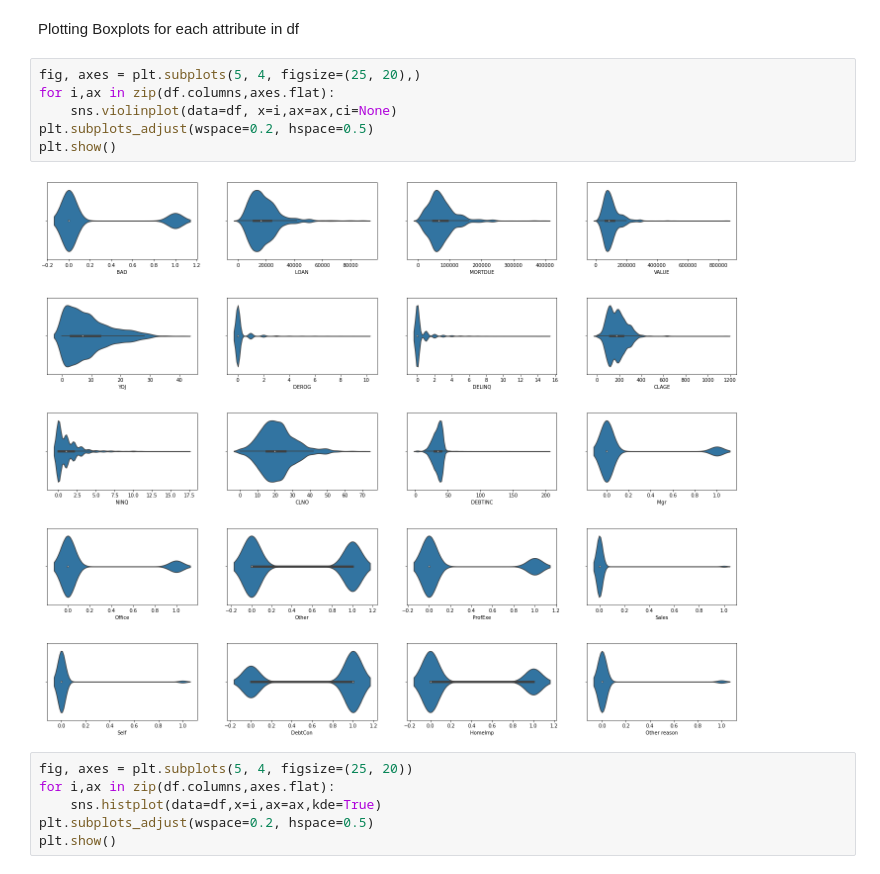
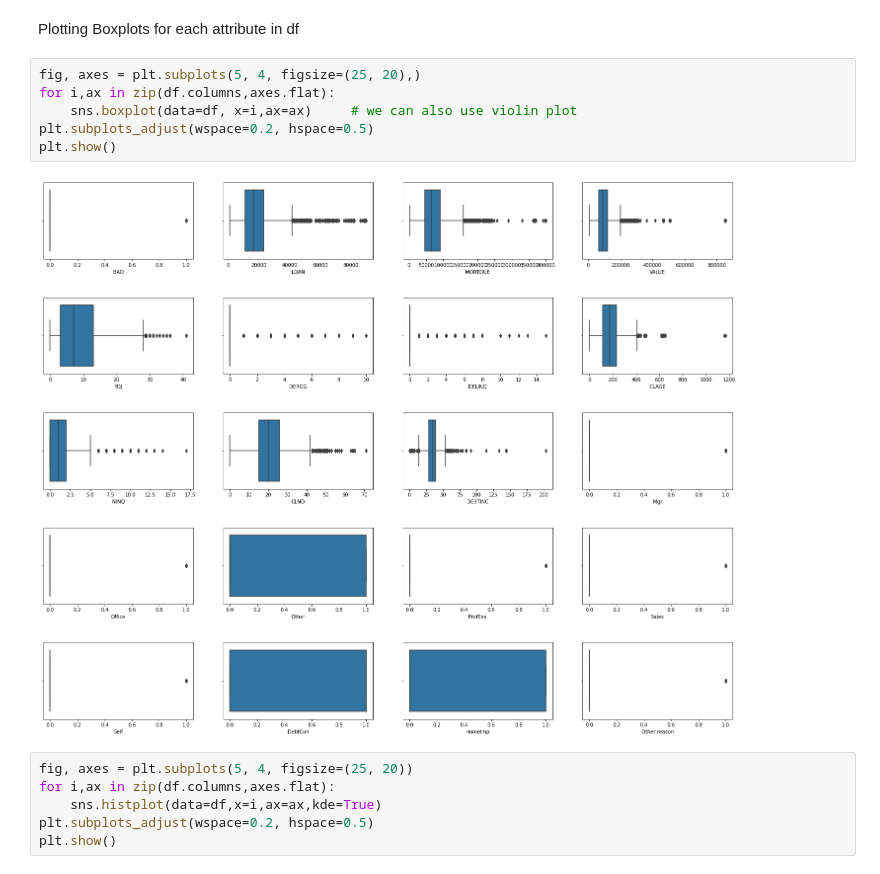
Before and after one commit to akhil14shukla/IME672A-Course-Project, a Jupyter notebook: main.ipynb, the cells around one changed output. Cells and saved outputs as stored; diff of their text form.

```diff
--- a/main.ipynb
+++ b/main.ipynb
@@ -73,11 +73,11 @@ Plotting Boxplots for each attribute in df
 # %%
 fig, axes = plt.subplots(5, 4, figsize=(25, 20),)
 for i,ax in zip(df.columns,axes.flat):
-    sns.violinplot(data=df, x=i,ax=ax,ci=None)
+    sns.boxplot(data=df, x=i,ax=ax)     # we can also use violin plot
 plt.subplots_adjust(wspace=0.2, hspace=0.5)
 plt.show()
 # %% [output]
-[figure, old version]
+[figure, new version]
 # %%
 fig, axes = plt.subplots(5, 4, figsize=(25, 20))
 for i,ax in zip(df.columns,axes.flat):
```
